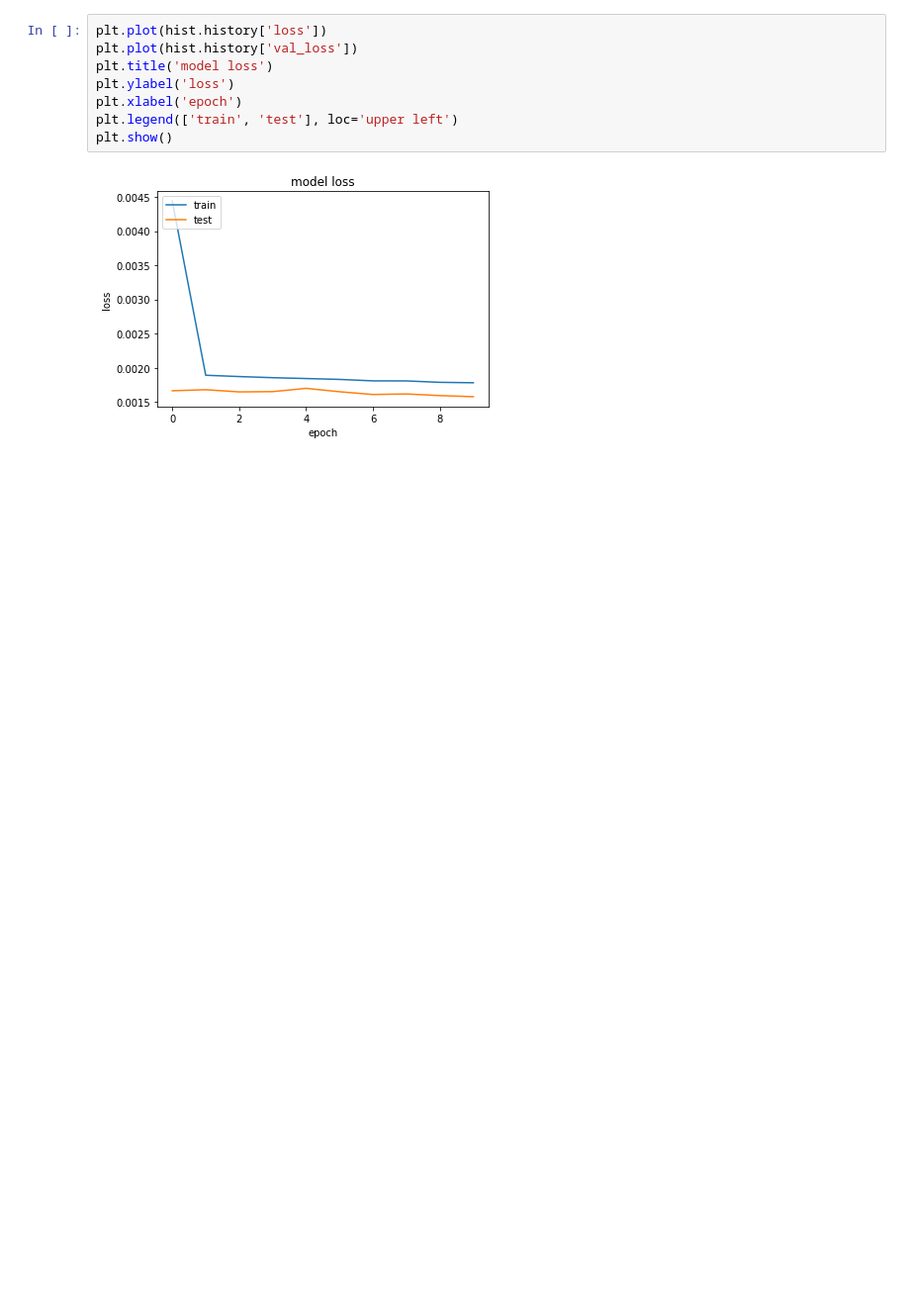
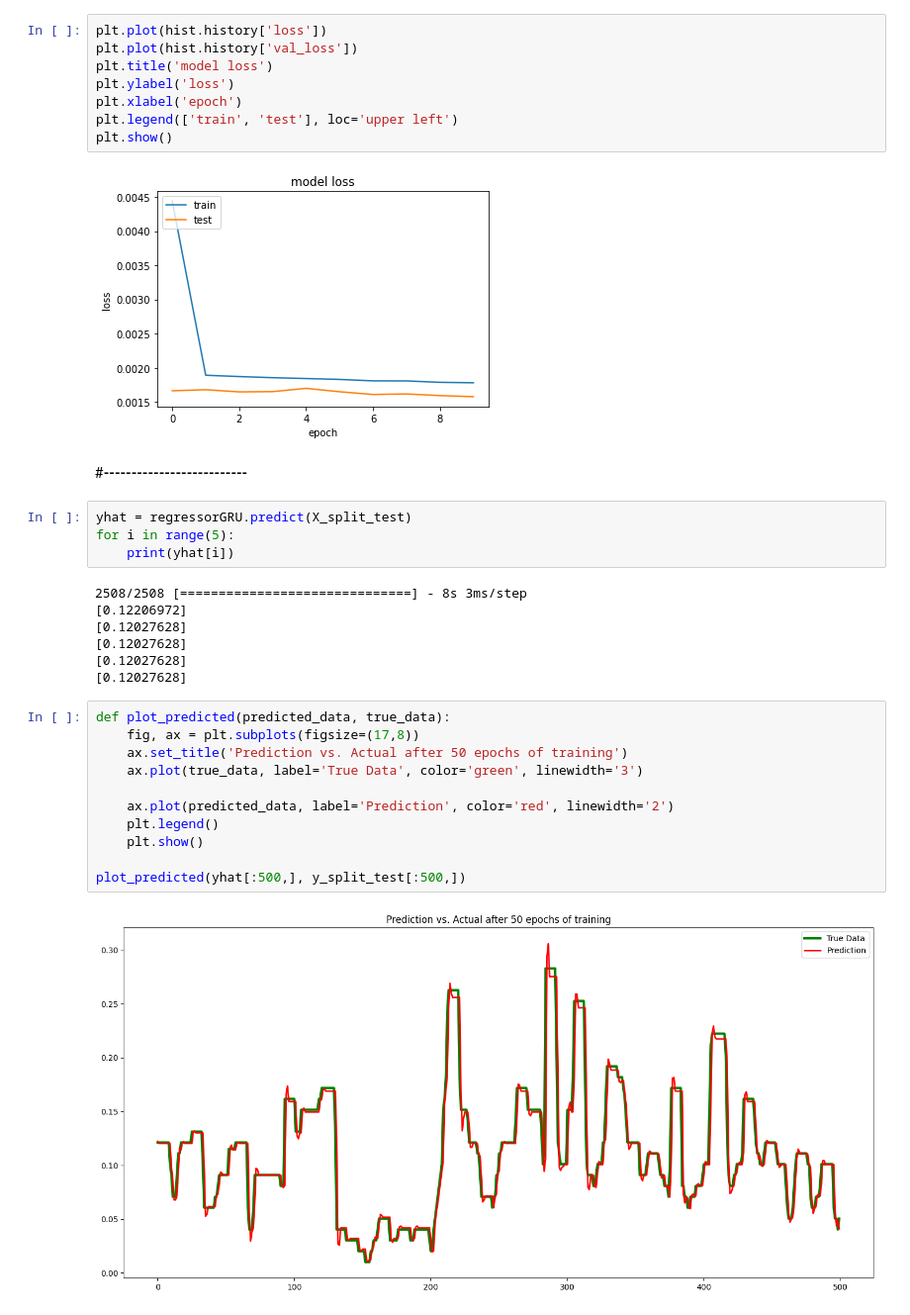
Before and after one commit to roy-sub/Time-Series-Air-Quality-Index-Prediction-and-Analysis-using-Multiple-Deep-Learning-Models, a Jupyter notebook: GRU.ipynb, the cells around one changed output. Shown: that part at 99% size. Drawn from its saved outputs; the diff is of its cells as text; blank space fills up the shorter version.

```diff
--- a/GRU.ipynb
+++ b/GRU.ipynb
@@ -339,3 +352,29 @@ plt.legend(['train', 'test'], loc='upper left')
 plt.show()
 # %% [output]
 [figure]
+# %% [markdown]
+#**--------------------------**
+# %%
+yhat = regressorGRU.predict(X_split_test)
+for i in range(5):
+    print(yhat[i])
+# %% [output]
+2508/2508 [==============================] - 8s 3ms/step
+[0.12206972]
+[0.12027628]
+[0.12027628]
+[0.12027628]
+[0.12027628]
+# %%
+def plot_predicted(predicted_data, true_data):
+    fig, ax = plt.subplots(figsize=(17,8))
+    ax.set_title('Prediction vs. Actual after 50 epochs of training')
+    ax.plot(true_data, label='True Data', color='green', linewidth='3')
+
+    ax.plot(predicted_data, label='Prediction', color='red', linewidth='2')
+    plt.legend()
+    plt.show()
+
+plot_predicted(yhat[:500,], y_split_test[:500,])
+# %% [output]
+[figure, added]
```
Also changed, not shown: parts of 13 cells of this notebook.
